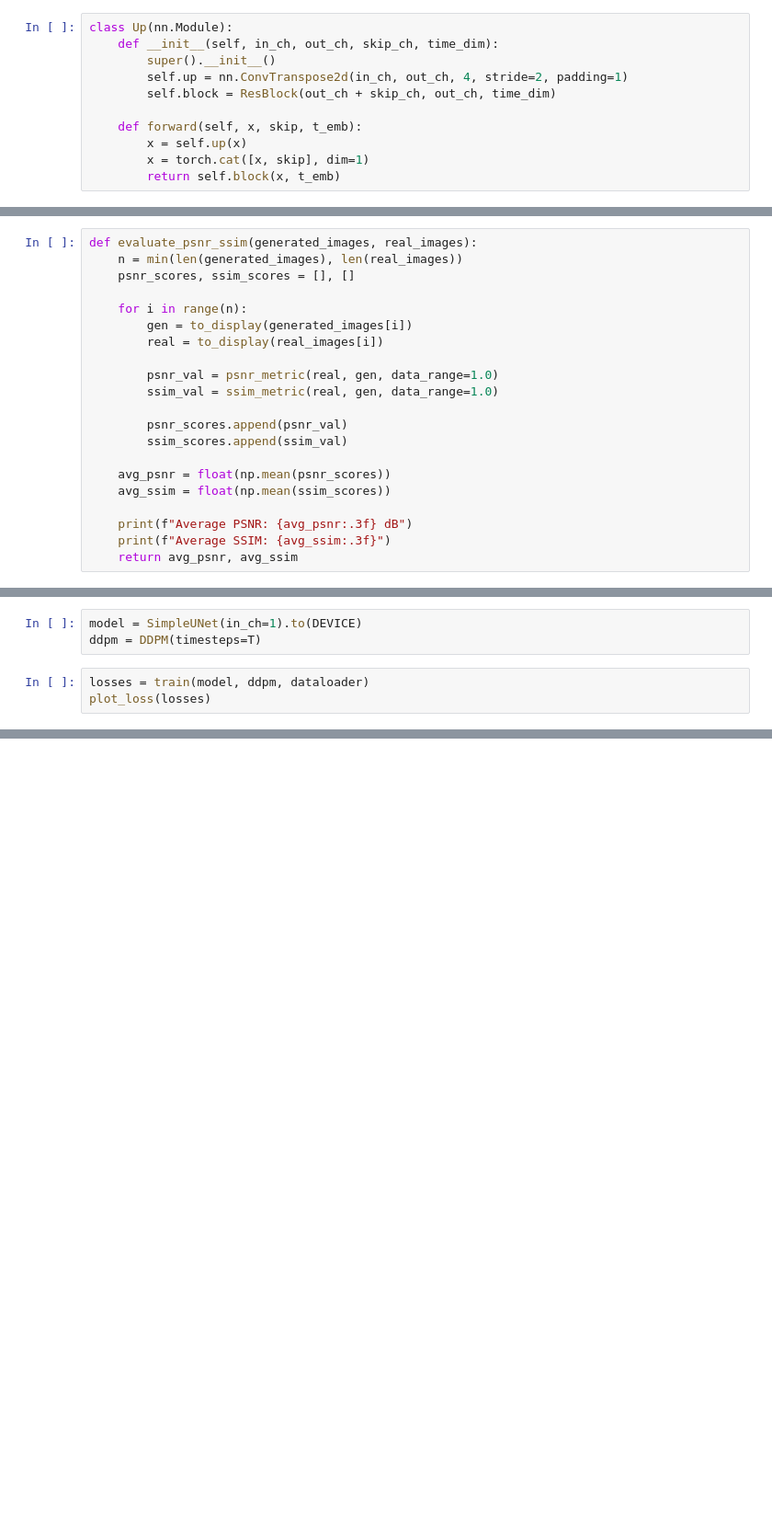
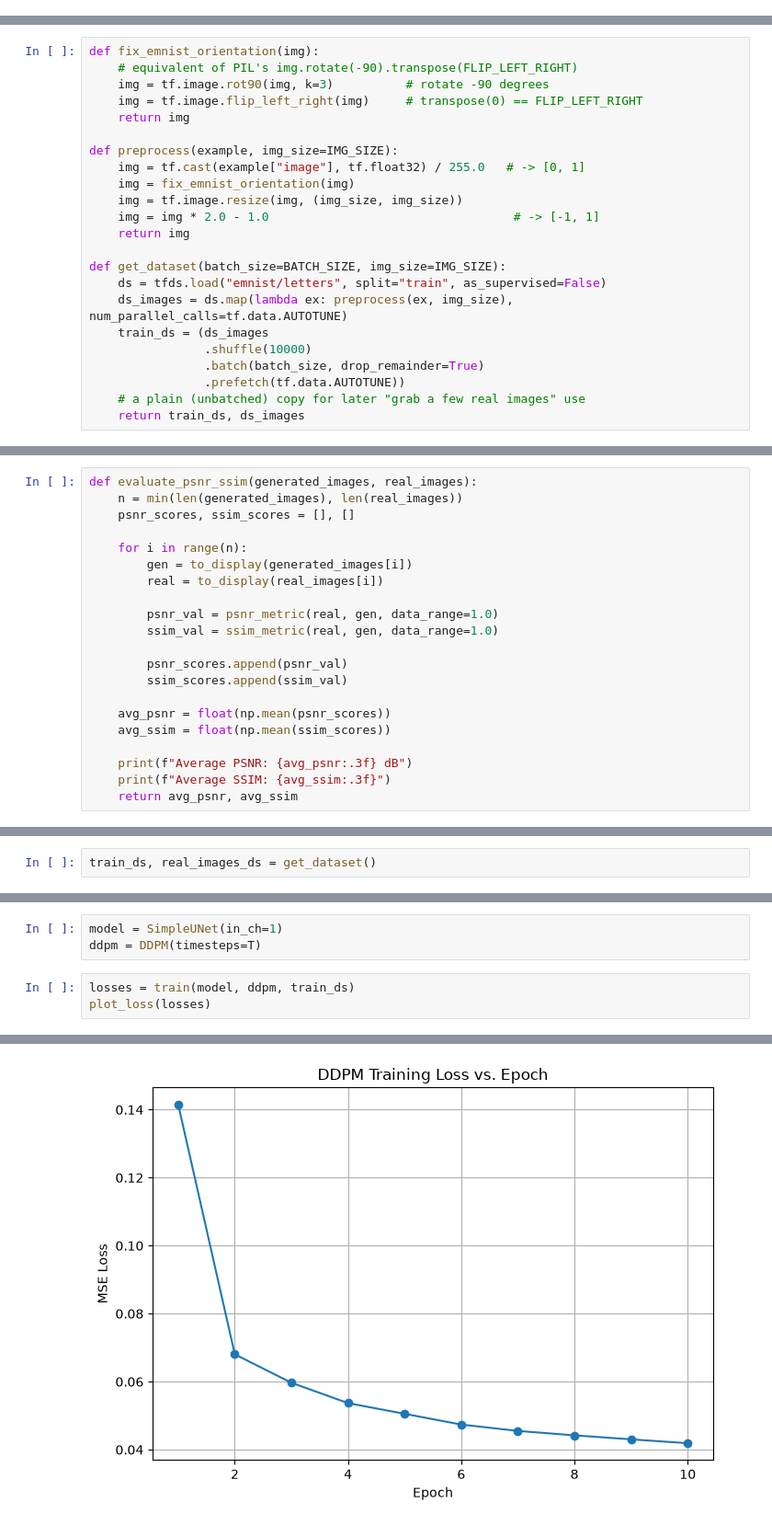
Before and after one commit to sanjaykn8/GenAI_lab, a Jupyter notebook: ex3/ddpm.ipynb, the cells around one changed output, grey strips where cells are left out. Shown at 92% size. Drawn from its saved outputs; the diff is of its cells as text; blank space fills up the shorter version.

```diff
--- a/ex3/ddpm.ipynb
+++ b/ex3/ddpm.ipynb
@@ -110,11 +29,0 @@ class Down(nn.Module):
-# %%
-class Up(nn.Module):
-    def __init__(self, in_ch, out_ch, skip_ch, time_dim):
-        super().__init__()
-        self.up = nn.ConvTranspose2d(in_ch, out_ch, 4, stride=2, padding=1)
-        self.block = ResBlock(out_ch + skip_ch, out_ch, time_dim)
-
-    def forward(self, x, skip, t_emb):
-        x = self.up(x)
-        x = torch.cat([x, skip], dim=1)
-        return self.block(x, t_emb)
@@ -120,0 +36,23 @@ class Up(nn.Module):
+# %%
+def fix_emnist_orientation(img):
+    # equivalent of PIL's img.rotate(-90).transpose(FLIP_LEFT_RIGHT)
+    img = tf.image.rot90(img, k=3)          # rotate -90 degrees
+    img = tf.image.flip_left_right(img)     # transpose(0) == FLIP_LEFT_RIGHT
+    return img
+
+def preprocess(example, img_size=IMG_SIZE):
+    img = tf.cast(example["image"], tf.float32) / 255.0   # -> [0, 1]
+    img = fix_emnist_orientation(img)
+    img = tf.image.resize(img, (img_size, img_size))
+    img = img * 2.0 - 1.0                                  # -> [-1, 1]
+    return img
+
+def get_dataset(batch_size=BATCH_SIZE, img_size=IMG_SIZE):
+    ds = tfds.load("emnist/letters", split="train", as_supervised=False)
+    ds_images = ds.map(lambda ex: preprocess(ex, img_size), num_parallel_calls=tf.data.AUTOTUNE)
+    train_ds = (ds_images
+                .shuffle(10000)
+                .batch(batch_size, drop_remainder=True)
+                .prefetch(tf.data.AUTOTUNE))
+    # a plain (unbatched) copy for later "grab a few real images" use
+    return train_ds, ds_images
@@ -346,0 +356,2 @@ RuntimeError: File not found or corrupted.
+# %%
+train_ds, real_images_ds = get_dataset()
@@ -347,6 +363,7 @@ RuntimeError: File not found or corrupted.
 # %%
-model = SimpleUNet(in_ch=1).to(DEVICE)
+model = SimpleUNet(in_ch=1)
 ddpm = DDPM(timesteps=T)
 # %%
-losses = train(model, ddpm, dataloader)
+losses = train(model, ddpm, train_ds)
 plot_loss(losses)
+# %% [output]
@@ -352,0 +380 @@ plot_loss(losses)
+[figure, added]
```
Also changed, not shown: parts of 28 cells of this notebook, 2 other files.
